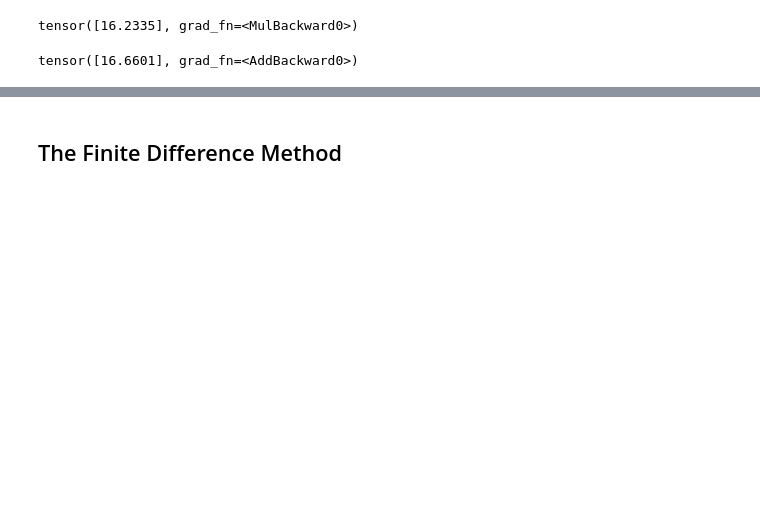
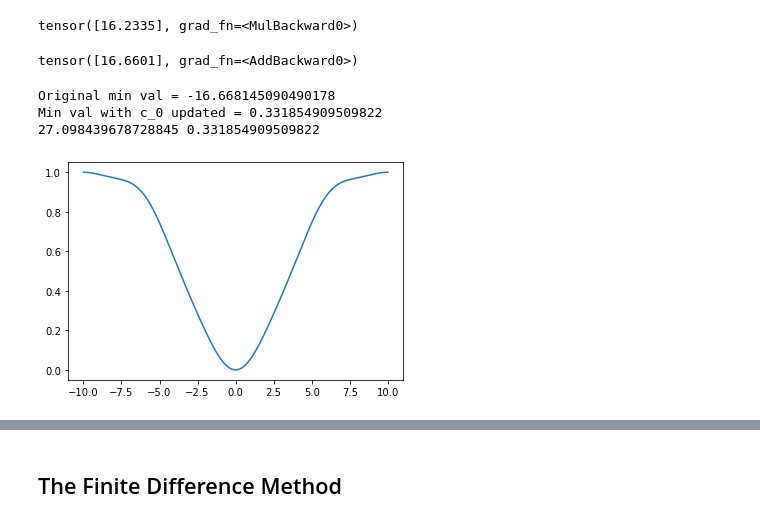
Before and after one commit to trungdoquoc/reu-math-2022, a Jupyter notebook: mini_batch_adam_pf.ipynb, the cells around one changed output, grey strips where cells are left out. Saved outputs shown, nothing was run; the diff lists cells and outputs as text; code cells hidden in the pictures; blank space fills up the shorter version.

```diff
--- a/mini_batch_adam_pf.ipynb
+++ b/mini_batch_adam_pf.ipynb
@@ -267,11 +286,20 @@ time2 = end-start
 # print(r2)
 print(time2)
 # %%
-y_p = [potential_func_iterative(i, t_list, ci_list) for i in DISCRETE_POINTS]
+y_p = [potential_fn_class.forward(i) for i in DISCRETE_POINTS]
 plt.plot(DISCRETE_POINTS, y_p)
+# %%
+min_val = 0
+for i in range(1000):
+    t_f = Potential_Function(c_0=30)
+    y_p = [t_f.forward(i) for i in DISCRETE_POINTS]
+    if min(y_p) <= min_val:
+        min_val=min(y_p)
+min_val
 # %%
 min_val = 0
 for i in range(1000):
+    potential_fn_class.forward(i)
     t_list = np.random.normal(loc=0, scale=1.0, size= M_POINTS)
     ci_list = [(U_BOUND/(i * math.pi))**ALPHA for i in range(1, M_POINTS+1)]
     y_p = [potential_func_iterative(i, t_list, ci_list) for i in DISCRETE_POINTS]
@@ -334,0 +354,32 @@ sgd_optimizer = torch.optim.SGD(model.parameters(),
+# %%
+def update_potential_fn(p_fn):
+    # Check lowest value to set appropriate c_0 value:
+    y_values = [p_fn.forward(i) for i in DISCRETE_POINTS]
+    min_val = min(y_values)
+    print("Original min val = " + str(min_val))
+    # plt.plot(DISCRETE_POINTS, y_values)
+
+    # Set c_0 value s.t. every value in y_values is > 0:
+    if min_val < 0:
+        c_0 = math.ceil(abs(min_val))
+        p_fn.set_c0_value(c_0)
+        new_y = [p_fn.forward(i) for i in DISCRETE_POINTS]
+        print("Min val with c_0 updated = " + str(min(new_y)))
+    # plt.plot(DISCRETE_POINTS, new_y)
+
+    # Rescale potential function s.t. every value lies between 0 and 5:
+    max_v = max(new_y)
+    min_v = min(new_y)
+    print(max_v, min_v)
+    max_min = max_v-min_v
+
+    rescaled_y = [(i-min_v)/(max_min) for i in new_y]
+    plt.plot(DISCRETE_POINTS, rescaled_y)
+    return
+
+update_potential_fn(p_fn)
+# %% [output]
+Original min val = -16.668145090490178
+Min val with c_0 updated = 0.331854909509822
+27.098439678728845 0.331854909509822
+[figure, added]
```
Also changed, not shown: parts of 15 cells of this notebook.
